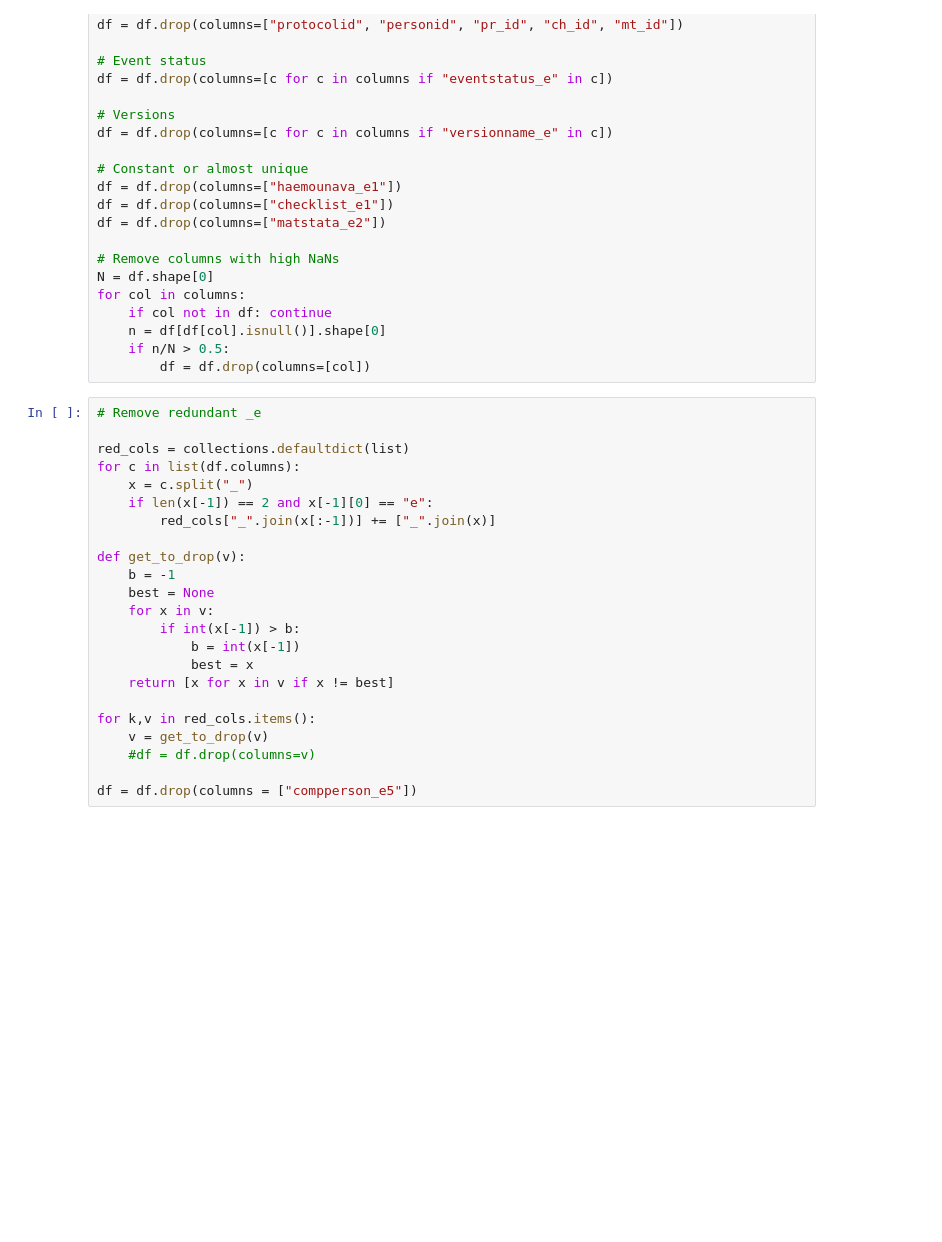
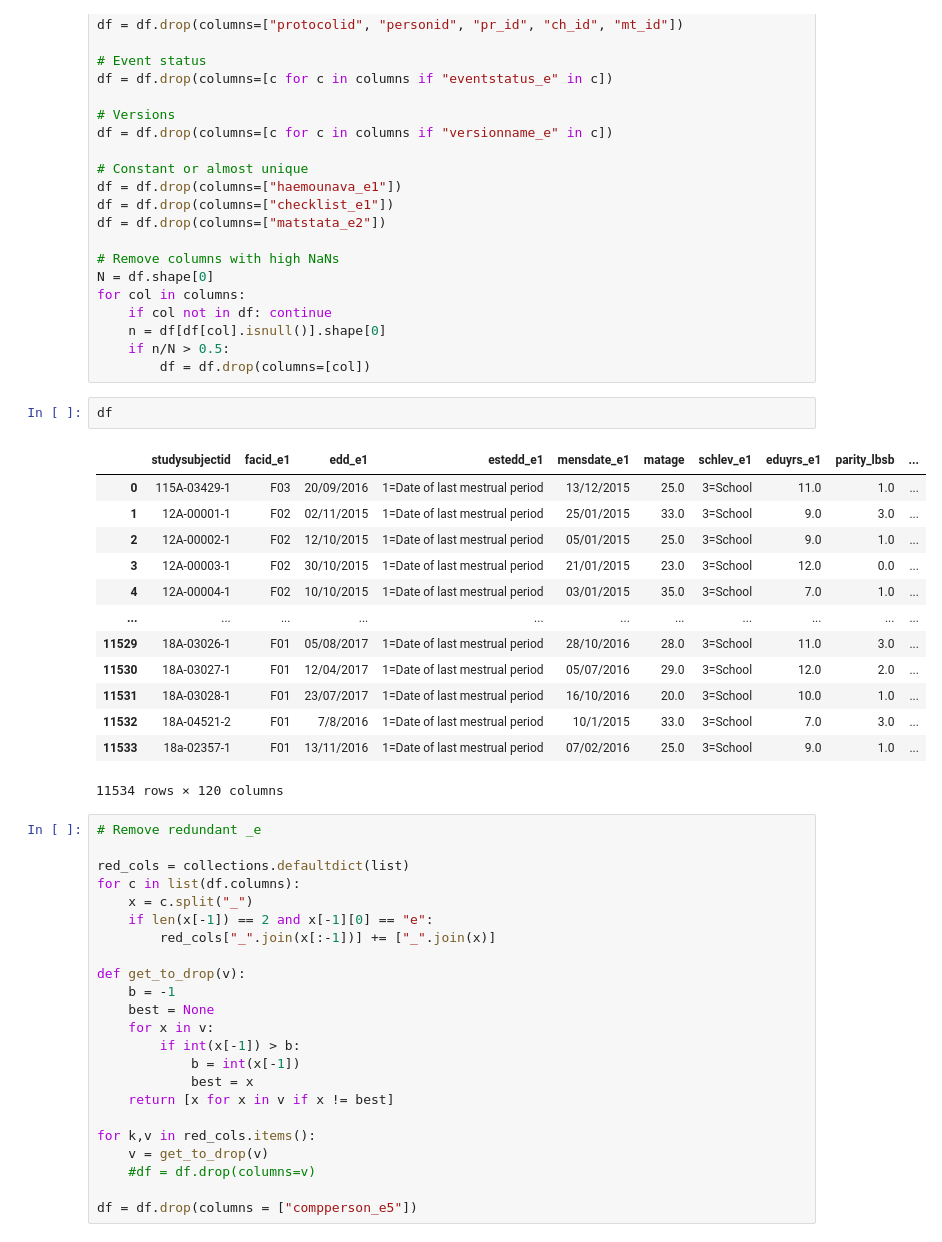
Before and after one commit to ersilia-os/preemi, a Jupyter notebook: notebooks/211217_PredictiveModel.ipynb, the cells around one changed output. Drawn from its saved outputs; the diff is of its cells as text; blank space fills up the shorter version.

```diff
--- a/notebooks/211217_PredictiveModel.ipynb
+++ b/notebooks/211217_PredictiveModel.ipynb
@@ -41,6 +41,22 @@ for col in columns:
     n = df[df[col].isnull()].shape[0]
     if n/N > 0.5:
         df = df.drop(columns=[col])
+# %%
+df
+# %% [output]
+|  | studysubjectid | facid_e1 | edd_e1 | estedd_e1 | mensdate_e1 | matage | schlev_e1 | eduyrs_e1 | parity_lbsb | ... |
+| 0 | 115A-03429-1 | F03 | 20/09/2016 | 1=Date of last mestrual period | 13/12/2015 | 25.0 | 3=School | 11.0 | 1.0 | ... |
+| 1 | 12A-00001-1 | F02 | 02/11/2015 | 1=Date of last mestrual period | 25/01/2015 | 33.0 | 3=School | 9.0 | 3.0 | ... |
+| 2 | 12A-00002-1 | F02 | 12/10/2015 | 1=Date of last mestrual period | 05/01/2015 | 25.0 | 3=School | 9.0 | 1.0 | ... |
+| 3 | 12A-00003-1 | F02 | 30/10/2015 | 1=Date of last mestrual period | 21/01/2015 | 23.0 | 3=School | 12.0 | 0.0 | ... |
+| 4 | 12A-00004-1 | F02 | 10/10/2015 | 1=Date of last mestrual period | 03/01/2015 | 35.0 | 3=School | 7.0 | 1.0 | ... |
+| ... | ... | ... | ... | ... | ... | ... | ... | ... | ... | ... |
+| 11529 | 18A-03026-1 | F01 | 05/08/2017 | 1=Date of last mestrual period | 28/10/2016 | 28.0 | 3=School | 11.0 | 3.0 | ... |
+| 11530 | 18A-03027-1 | F01 | 12/04/2017 | 1=Date of last mestrual period | 05/07/2016 | 29.0 | 3=School | 12.0 | 2.0 | ... |
+| 11531 | 18A-03028-1 | F01 | 23/07/2017 | 1=Date of last mestrual period | 16/10/2016 | 20.0 | 3=School | 10.0 | 1.0 | ... |
+| 11532 | 18A-04521-2 | F01 | 7/8/2016 | 1=Date of last mestrual period | 10/1/2015 | 33.0 | 3=School | 7.0 | 3.0 | ... |
+| 11533 | 18a-02357-1 | F01 | 13/11/2016 | 1=Date of last mestrual period | 07/02/2016 | 25.0 | 3=School | 9.0 | 1.0 | ... |
+11534 rows × 120 columns
 # %%
 # Remove redundant _e
 
```
Also changed, not shown: parts of 1 cell of this notebook, 36 other files.
